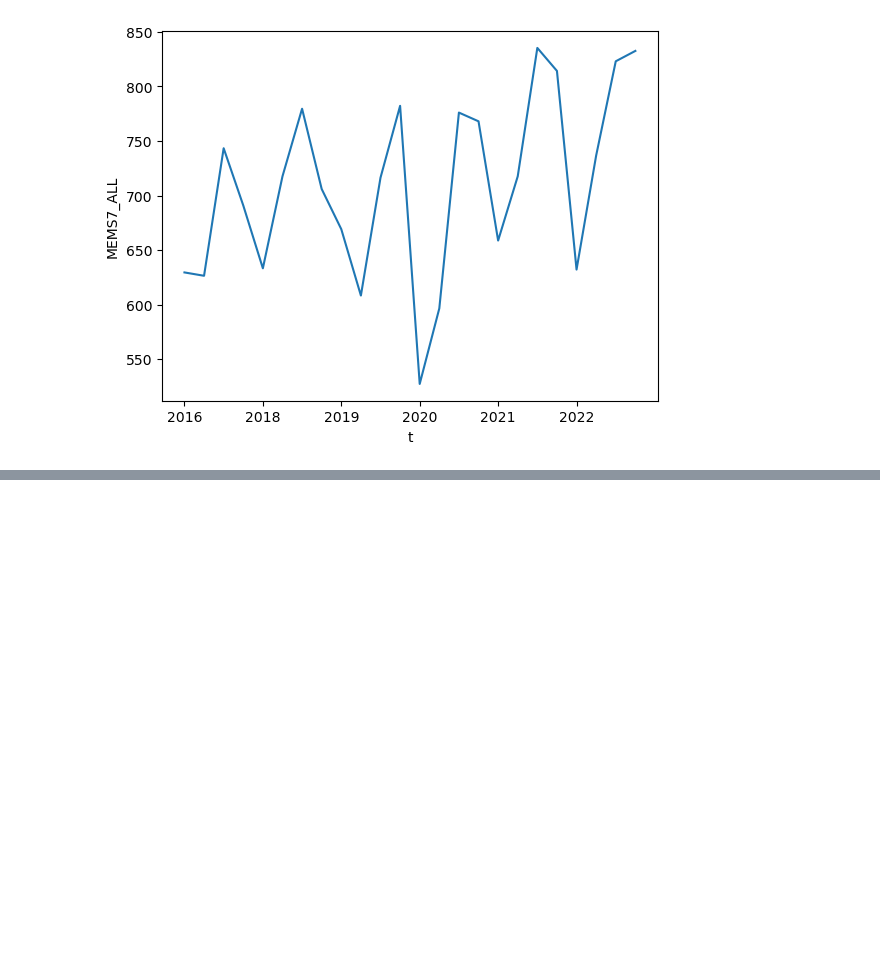
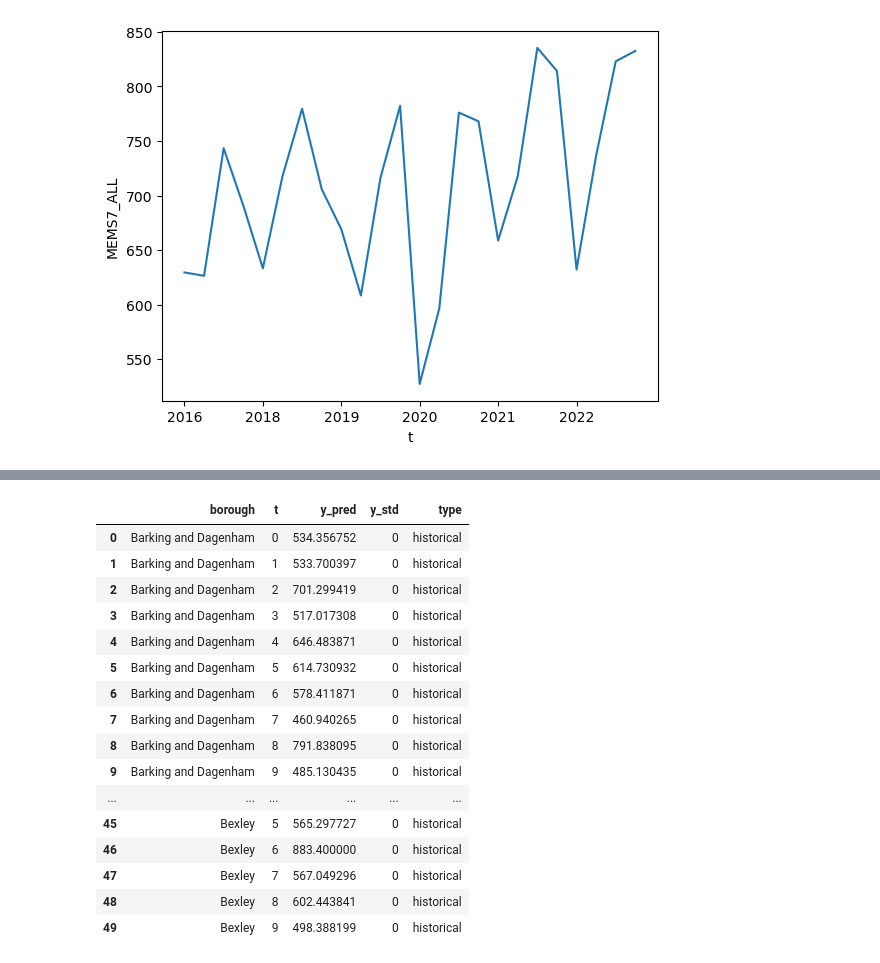
Before and after one commit to ferguswatson39/london_sport2, a Jupyter notebook: src/stream_1/quarterly/forecast_quarterly.ipynb, the cells around one changed output, grey strips where cells are left out. Cells and saved outputs as stored; diff of their text form; code cells hidden in the pictures; blank space fills up the shorter version.

```diff
--- a/src/stream_1/quarterly/forecast_quarterly.ipynb
+++ b/src/stream_1/quarterly/forecast_quarterly.ipynb
@@ -41,0 +93,20 @@ plt.show()
+# %%
+combined_df.head(50)
+# %% [output]
+|  | borough | t | y_pred | y_std | type |
+| 0 | Barking and Dagenham | 0 | 534.356752 | 0 | historical |
+| 1 | Barking and Dagenham | 1 | 533.700397 | 0 | historical |
+| 2 | Barking and Dagenham | 2 | 701.299419 | 0 | historical |
+| 3 | Barking and Dagenham | 3 | 517.017308 | 0 | historical |
+| 4 | Barking and Dagenham | 4 | 646.483871 | 0 | historical |
+| 5 | Barking and Dagenham | 5 | 614.730932 | 0 | historical |
+| 6 | Barking and Dagenham | 6 | 578.411871 | 0 | historical |
+| 7 | Barking and Dagenham | 7 | 460.940265 | 0 | historical |
+| 8 | Barking and Dagenham | 8 | 791.838095 | 0 | historical |
+| 9 | Barking and Dagenham | 9 | 485.130435 | 0 | historical |
+| ... | ... | ... | ... | ... | ... |
+| 45 | Bexley | 5 | 565.297727 | 0 | historical |
+| 46 | Bexley | 6 | 883.400000 | 0 | historical |
+| 47 | Bexley | 7 | 567.049296 | 0 | historical |
+| 48 | Bexley | 8 | 602.443841 | 0 | historical |
+| 49 | Bexley | 9 | 498.388199 | 0 | historical |
```
Also changed, not shown: parts of 8 cells of this notebook.
